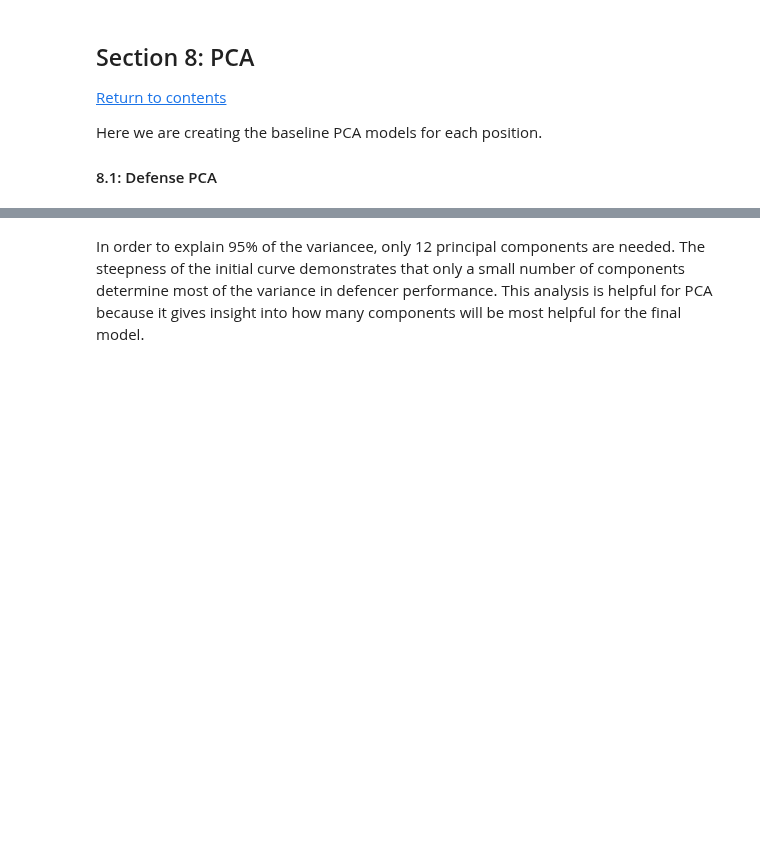
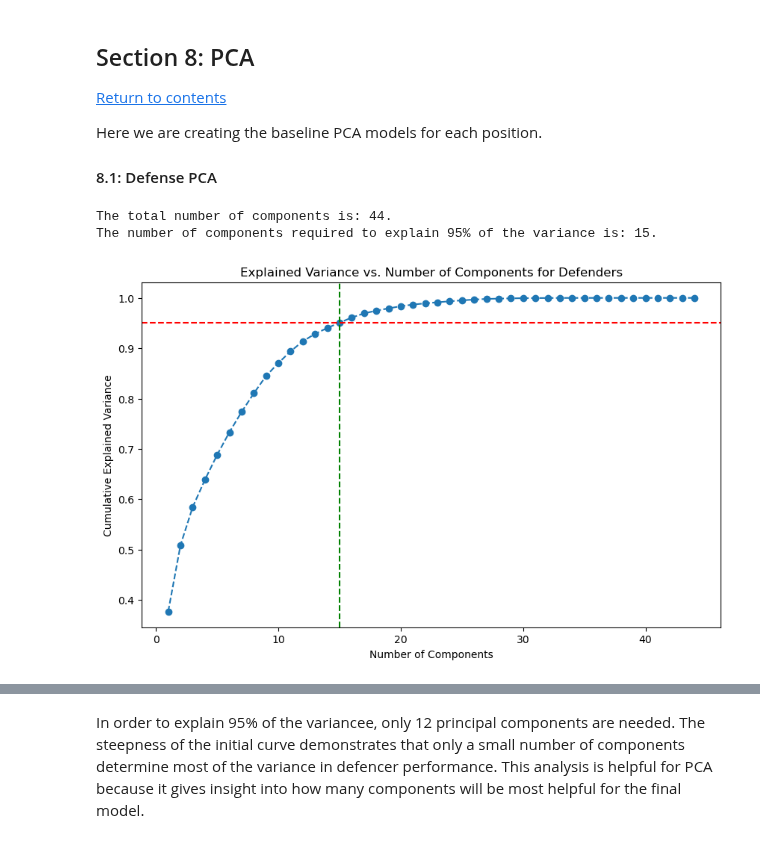
Before and after one commit to kezeani/109aproject, a Jupyter notebook: project.ipynb, the cells around one changed output, grey strips where cells are left out. Saved outputs shown, nothing was run; the diff lists cells and outputs as text; code cells hidden in the pictures; blank space fills up the shorter version.

```diff
--- a/project.ipynb
+++ b/project.ipynb
@@ -319,29 +341,43 @@ Here we are creating the baseline PCA models for each position.
 # %%
 from sklearn.decomposition import PCA
 from sklearn.model_selection import train_test_split
 
 # numeric = defenders.select_dtypes(include=[np.number]).dropna()
 defender_train, defender_test = train_test_split(defenders, test_size=0.2, random_state=42)
 
 numeric_train = defender_train.select_dtypes(include='number').drop(columns=['Player'], errors='ignore').dropna()
+numeric_test = defender_test.select_dtypes(include='number').drop(columns=['Player'], errors='ignore').dropna()
+
+
 defender_train = defender_train.loc[numeric_train.index].reset_index(drop=True)
+defender_test = defender_test.loc[numeric_test.index].reset_index(drop=True)
+
+
+y_train = defender_train['Comp']
+y_test = defender_test['Comp']
 
 pca = PCA()
+pca1 = PCA()
 defender_pca= pca.fit_transform(numeric_train)
+defender_pca1= pca1.fit_transform(numeric_test)
 
 explained_variance_ratio = pca.explained_variance_ratio_
 cumulative_variance = np.cumsum(explained_variance_ratio)
 
 valid_components = np.argmax(cumulative_variance >= 0.95) + 1
 
 print(f"The total number of components is: {pca.n_components_}.")
 print(f"The number of components required to explain 95% of the variance is: {valid_components}.")
 
 plt.figure(figsize=(10, 6))
 plt.plot(range(1, len(cumulative_variance)+1), cumulative_variance,marker='o', linestyle='--')
 plt.axhline(y=0.95, color='r', linestyle='--', label='95% Variance Threshold')
 plt.axvline(x=valid_components, color='g', linestyle='--', label=f'{valid_components} Components')
 plt.xlabel('Number of Components')
 plt.ylabel('Cumulative Explained Variance')
 plt.title('Explained Variance vs. Number of Components for Defenders')
 plt.show()
+# %% [output]
+The total number of components is: 44.
+The number of components required to explain 95% of the variance is: 15.
+[figure, added]
```
Also changed, not shown: parts of 9 cells of this notebook.
